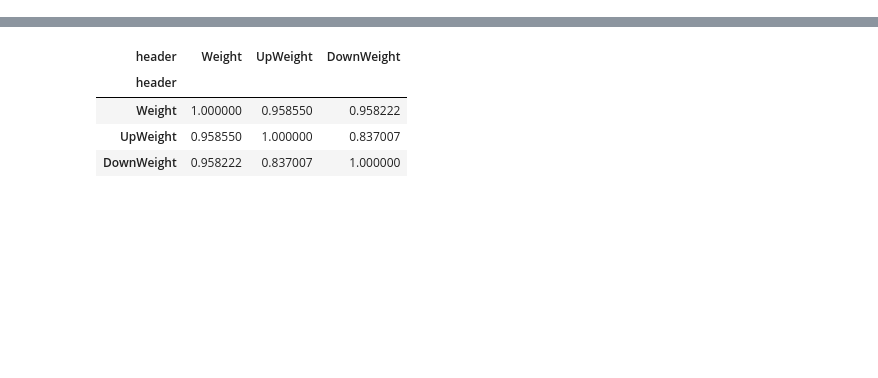
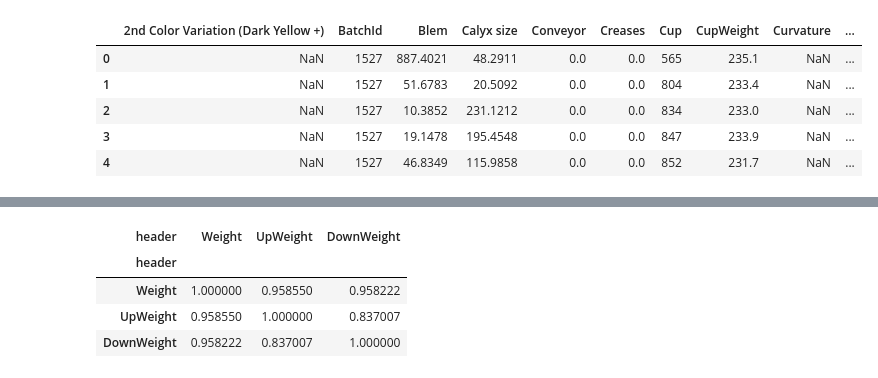
Before and after one commit to Heronalps/LREC_Project, a Jupyter notebook: notebooks/LREC_Project.ipynb, the cells around one changed output, grey strips where cells are left out. Cells and saved outputs as stored; diff of their text form; code cells hidden in the pictures; blank space fills up the shorter version.

```diff
--- a/notebooks/LREC_Project.ipynb
+++ b/notebooks/LREC_Project.ipynb
@@ -35,3 +7,13 @@ df
+# %%
+fruit_info = pd.read_csv("../../temp.csv")
+fruit_info.head()
+# %% [output]
+|  | 2nd Color Variation (Dark Yellow +) | BatchId | Blem | Calyx size | Conveyor | Creases | Cup | CupWeight | Curvature | ... |
+| 0 | NaN | 1527 | 887.4021 | 48.2911 | 0.0 | 0.0 | 565 | 235.1 | NaN | ... |
+| 1 | NaN | 1527 | 51.6783 | 20.5092 | 0.0 | 0.0 | 804 | 233.4 | NaN | ... |
+| 2 | NaN | 1527 | 10.3852 | 231.1212 | 0.0 | 0.0 | 834 | 233.0 | NaN | ... |
+| 3 | NaN | 1527 | 19.1478 | 195.4548 | 0.0 | 0.0 | 847 | 233.9 | NaN | ... |
+| 4 | NaN | 1527 | 46.8349 | 115.9858 | 0.0 | 0.0 | 852 | 231.7 | NaN | ... |
 # %%
 # batch_info = df.iloc[[2], 0:10] # List [2] returns dataframe, 2 returns object
 # batch_info = batch_info.reset_index(drop=True)
```
Also changed, not shown: parts of 24 cells of this notebook, 2 other files.
